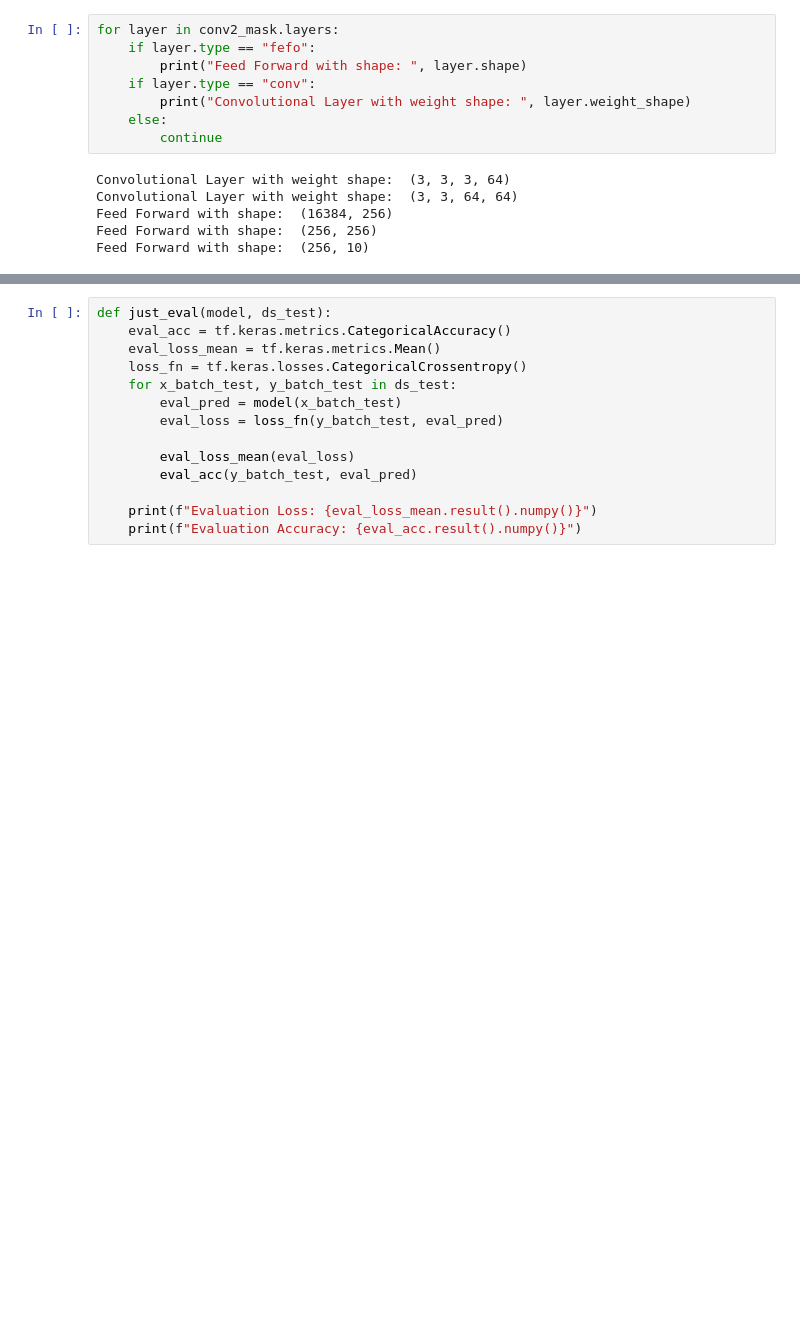
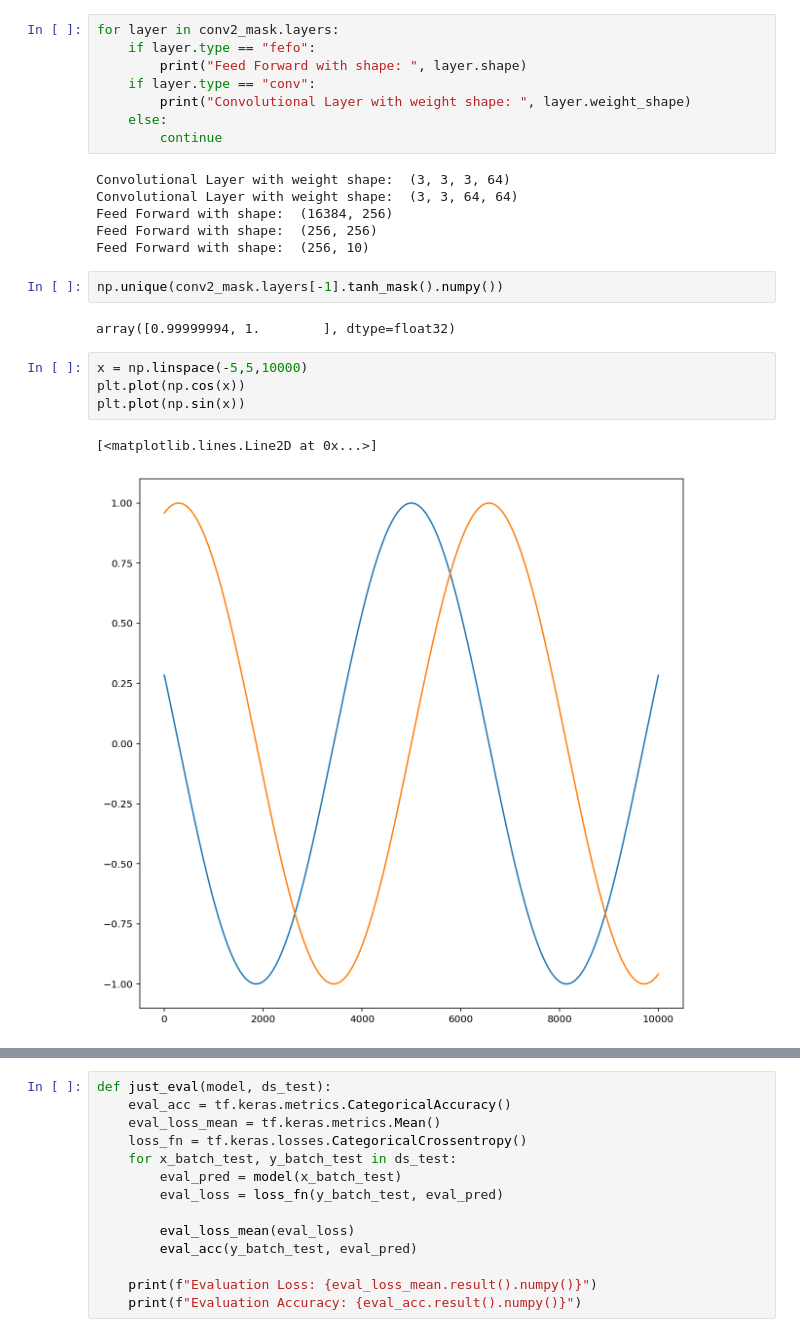
Before and after one commit to kosnil/signed_supermasks, a Jupyter notebook: supermask_experiments_cnn.ipynb, the cells around one changed output, grey strips where cells are left out. Saved outputs shown, nothing was run; the diff lists cells and outputs as text; blank space fills up the shorter version.

```diff
--- a/supermask_experiments_cnn.ipynb
+++ b/supermask_experiments_cnn.ipynb
@@ -629,6 +1055,17 @@ Convolutional Layer with weight shape:  (3, 3, 64, 64)
 Feed Forward with shape:  (16384, 256)
 Feed Forward with shape:  (256, 256)
 Feed Forward with shape:  (256, 10)
+# %%
+np.unique(conv2_mask.layers[-1].tanh_mask().numpy())
+# %% [output]
+array([0.99999994, 1.        ], dtype=float32)
+# %%
+x = np.linspace(-5,5,10000)
+plt.plot(np.cos(x))
+plt.plot(np.sin(x))
+# %% [output]
+[<matplotlib.lines.Line2D at 0x...>]
+[figure, added]
 # %%
 import gc
 gc.collect()
```
Also changed, not shown: parts of 143 cells of this notebook, 3 other files.
